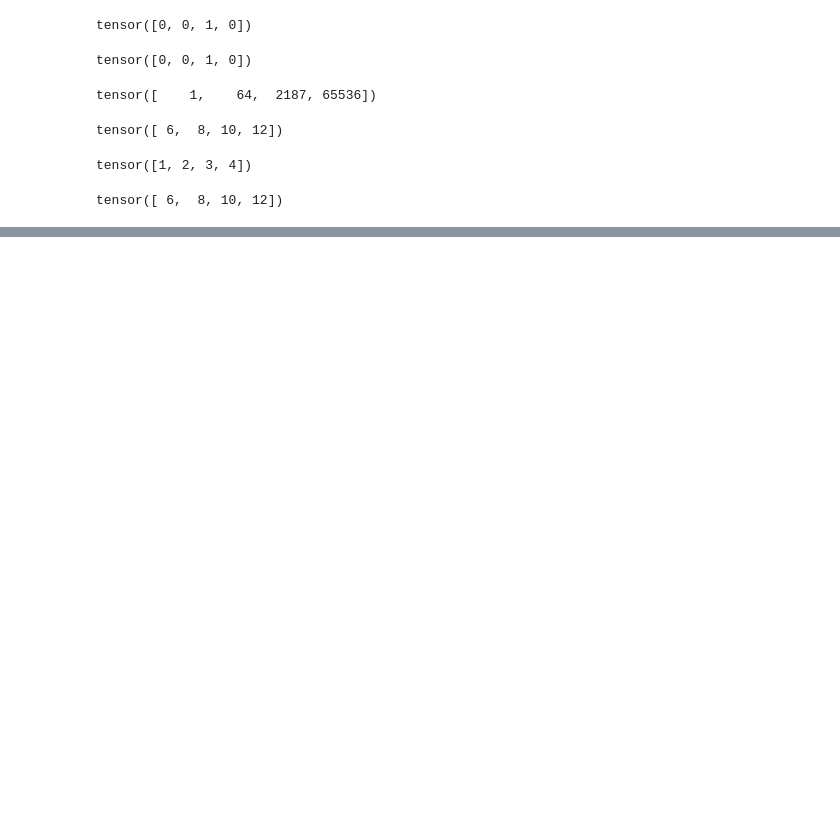
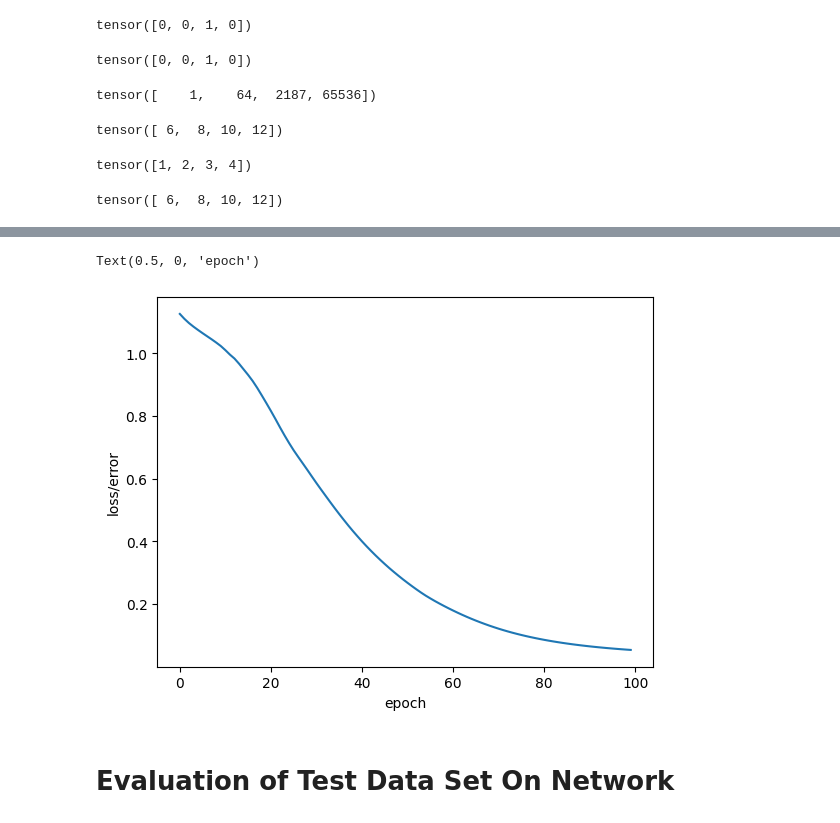
Before and after one commit to PanciSaigo/DeepLearningRookie, a Jupyter notebook: Pytorch_Intro.ipynb, the cells around one changed output, grey strips where cells are left out. Drawn from its saved outputs; the diff is of its cells as text; code cells hidden in the pictures; blank space fills up the shorter version.

```diff
--- a/Pytorch_Intro.ipynb
+++ b/Pytorch_Intro.ipynb
@@ -253,0 +363,15 @@ tensor([ 6,  8, 10, 12])
+# %%
+#Convert X featurs to float tensors
+X_train = torch.FloatTensor(X_train)
+X_test = torch.FloatTensor(X_test)
+# %%
+#Convert y labels to tensors long 64bit integers
+y_train = torch.LongTensor(y_train)
+y_test = torch.LongTensor(y_test)
+# %%
+#Set the Criterion of model to measure the error, how far off the prediction are from the data
+criterion = nn.CrossEntropyLoss()
+#Choose Optimizer
+#We choose Adam Optimizer lr = learning rate( if error doesn't go down after bunch of iterations, lower our lr)
+#lower the lr longer it takes to learn
+optimizer = torch.optim.Adam(model.parameters(), lr=0.01)
@@ -253,0 +388,24 @@ tensor([ 6,  8, 10, 12])
+# %%
+#Train our model
+# Epochs? (one run thrugh all the training data in our network )
+epochs = 100
+losses = []
+for i in range(epochs):
+  # Go forward and get prediction
+  y_pred = model.forward(X_train)  #Get predicted results
+
+  # Measure the loss/error , gonna be high at first
+  loss = criterion(y_pred, y_train) # predicted value vs the y_train
+
+  # Keep Track of our losses
+  losses.append(loss.detach().numpy())
+
+  # print every 10 epoch
+  if i % 10 == 0 :
+    print(f'Epoch: {i} and loss: {loss}')
+
+  #Do some back propagation : take the error rate of forward propagation and feed it back
+  #through the network to fine tune the weights
+  optimizer.zero_grad()
+  loss.backward()
+  optimizer.step()
@@ -253,0 +423,10 @@ tensor([ 6,  8, 10, 12])
+# %%
+# graph it out!
+plt.plot(range(epochs),losses)
+plt.ylabel("loss/error")
+plt.xlabel("epoch")
+# %% [output]
+Text(0.5, 0, 'epoch')
+[figure, added]
+# %% [markdown]
+# Evaluation of Test Data Set On Network
```
Also changed, not shown: parts of 19 cells of this notebook.
